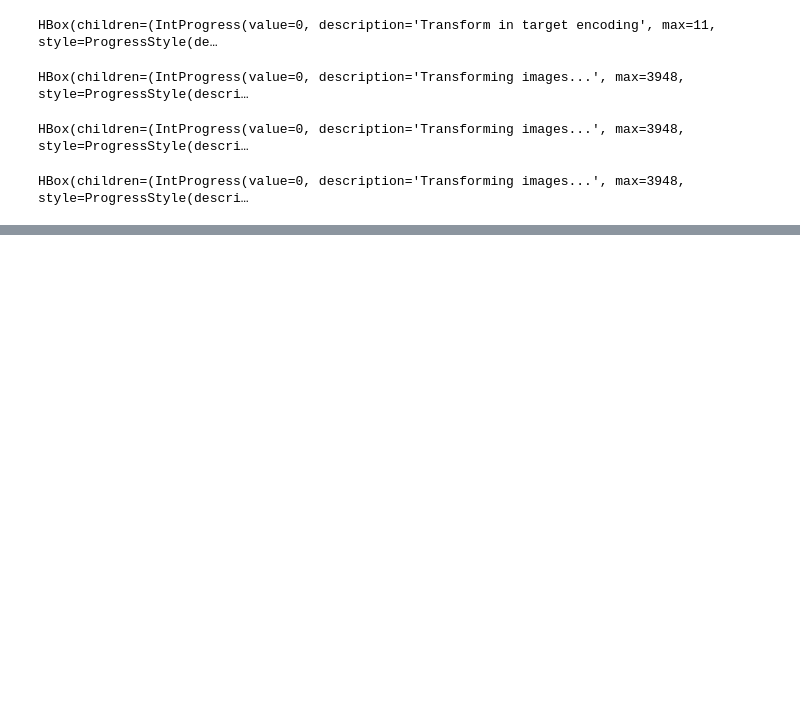
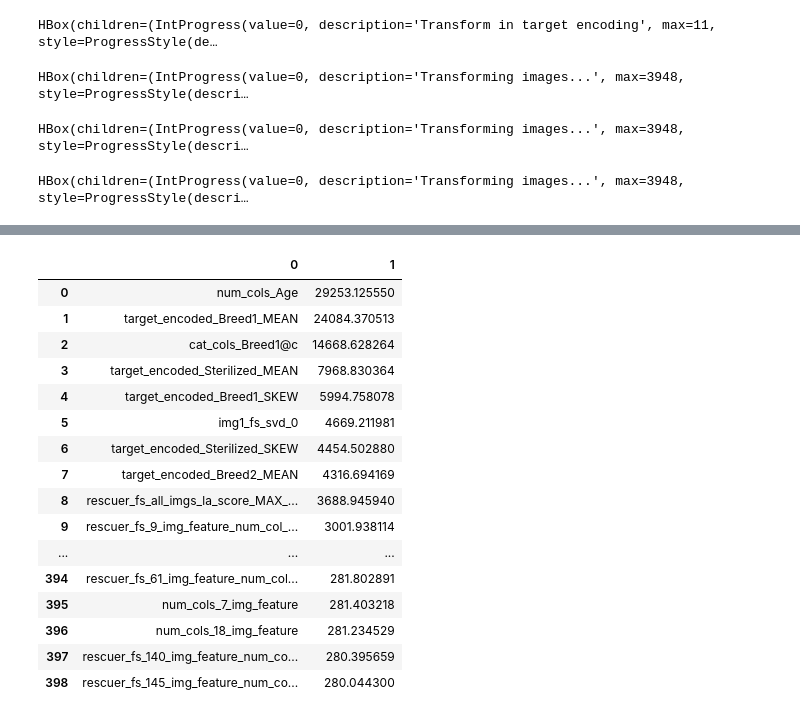
Before and after one commit to jakubwasikowski/kaggle-petfinder-adoption-prediction, a Jupyter notebook: src/YOLO NOTEBOOK.ipynb, the cells around one changed output, grey strips where cells are left out. Saved outputs shown, nothing was run; the diff lists cells and outputs as text; code cells hidden in the pictures; blank space fills up the shorter version.

Commit message:
ADD FEATURE IMPORTANCE

```diff
--- a/src/YOLO NOTEBOOK.ipynb
+++ b/src/YOLO NOTEBOOK.ipynb
@@ -1628,14 +1674,14 @@ HBox(children=(IntProgress(value=0, description='Transforming images...', max=39
 HBox(children=(IntProgress(value=0, description='Transforming images...', max=3948, style=ProgressStyle(descri…
 HBox(children=(IntProgress(value=0, description='Transforming images...', max=3948, style=ProgressStyle(descri…
 # %%
-with open('features_more.pickle', 'wb') as handle:
-    pickle.dump(
-        (train_y, train_f, train_ids, test_f, test_ids, f_names),
-        handle
-    )
+# with open('features_more.pickle', 'wb') as handle:
+#     pickle.dump(
+#         (train_y, train_f, train_ids, test_f, test_ids, f_names),
+#         handle
+#     )
 
-# with open('features.pickle', 'rb') as handle:
-#     train_y, train_f, train_ids, test_f, test_ids, f_names = pickle.load(handle)
+with open('features.pickle', 'rb') as handle:
+    train_y, train_f, train_ids, test_f, test_ids, f_names = pickle.load(handle)
 # %%
 params = {
     'application': 'regression',
@@ -1721,5 +1768,23 @@ Trained coefficients are [1.6499342912413941, 2.1062513766889577, 2.433968741632
 ... (9 outputs left out)
 # %%
-# display_lgbm_importance(results, f_names, 3000)
+display_lgbm_importance(results, f_names, 3000)
+# %% [output]
+|  | 0 | 1 |
+| 0 | num_cols_Age | 29253.125550 |
+| 1 | target_encoded_Breed1_MEAN | 24084.370513 |
+| 2 | cat_cols_Breed1@c | 14668.628264 |
+| 3 | target_encoded_Sterilized_MEAN | 7968.830364 |
+| 4 | target_encoded_Breed1_SKEW | 5994.758078 |
+| 5 | img1_fs_svd_0 | 4669.211981 |
+| 6 | target_encoded_Sterilized_SKEW | 4454.502880 |
+| 7 | target_encoded_Breed2_MEAN | 4316.694169 |
+| 8 | rescuer_fs_all_imgs_la_score_MAX_... | 3688.945940 |
+| 9 | rescuer_fs_9_img_feature_num_col_... | 3001.938114 |
+| ... | ... | ... |
+| 394 | rescuer_fs_61_img_feature_num_col... | 281.802891 |
+| 395 | num_cols_7_img_feature | 281.403218 |
+| 396 | num_cols_18_img_feature | 281.234529 |
+| 397 | rescuer_fs_140_img_feature_num_co... | 280.395659 |
+| 398 | rescuer_fs_145_img_feature_num_co... | 280.044300 |
 # %%
 # show_random_example(results['pred_train_y'], actual_label=4, pred_label=2)
```
Also changed, not shown: parts of 4 cells of this notebook.
